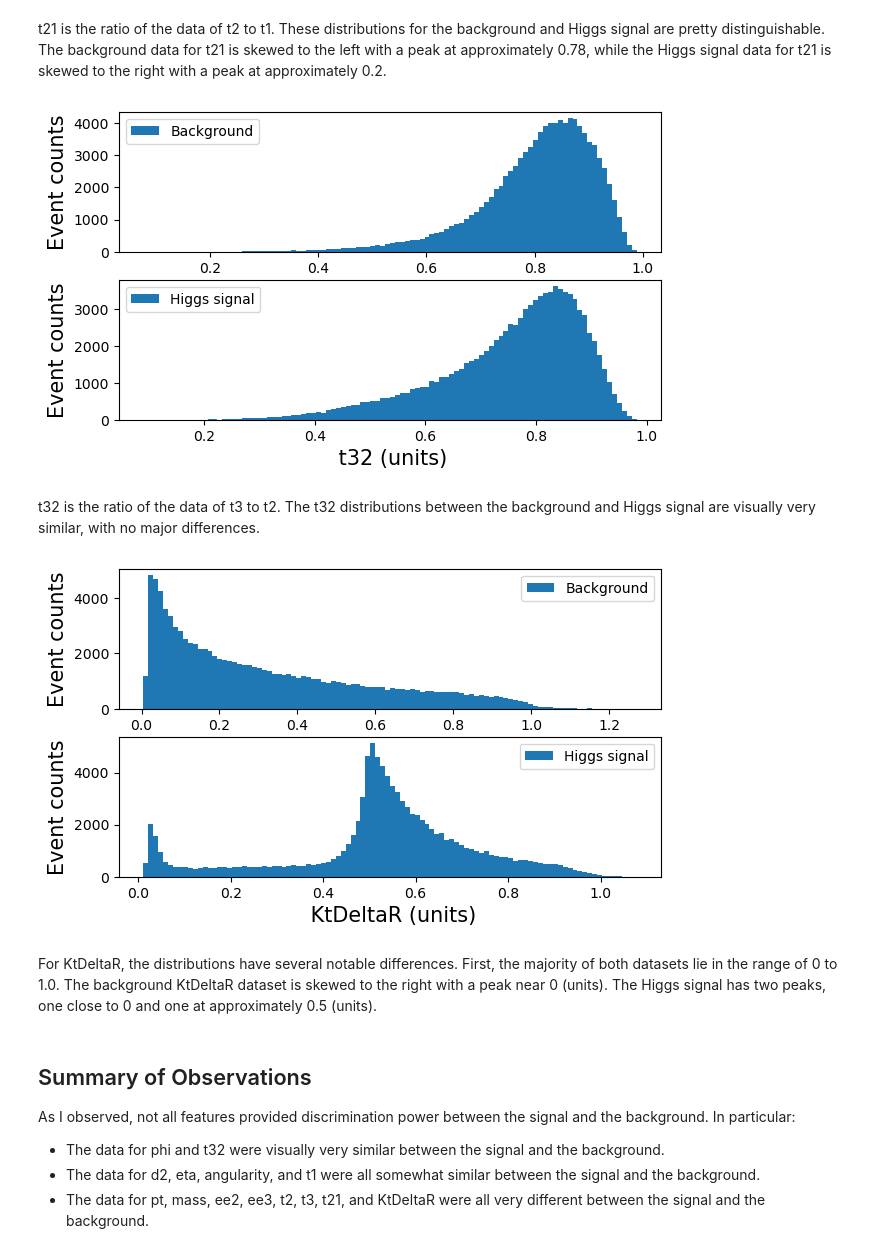
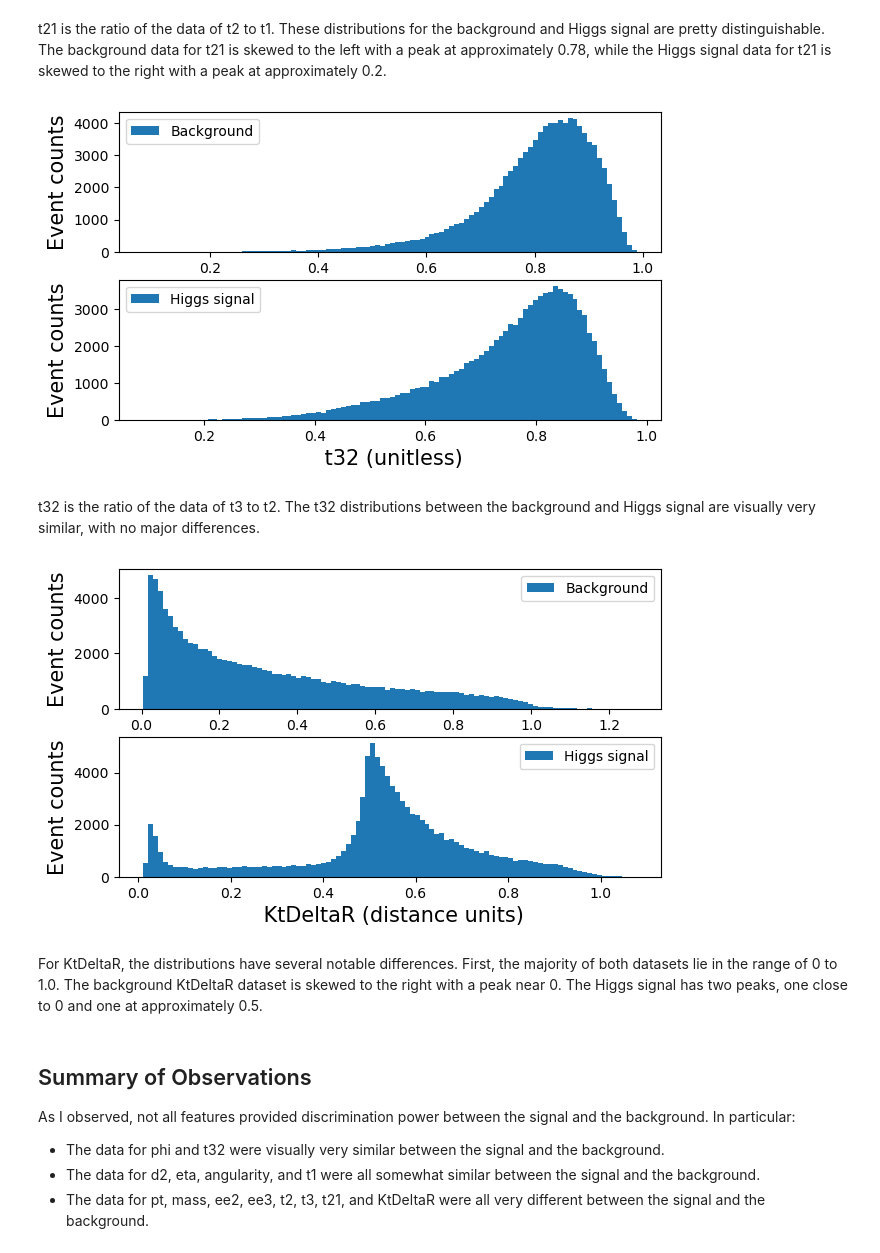
Before and after one commit to jenniv27/phys434, a Jupyter notebook: Labs/Lab5.ipynb, the cells around one changed output. Saved outputs shown, nothing was run; the diff lists cells and outputs as text; code cells hidden in the pictures.

```diff
--- a/Labs/Lab5.ipynb
+++ b/Labs/Lab5.ipynb
@@ -225,17 +222,17 @@ plot_qcd_higgs('t21', 'units')
 # %% [markdown]
 t21 is the ratio of the data of t2 to t1. These distributions for the background and Higgs signal are pretty distinguishable. The background data for t21 is skewed to the left with a peak at approximately 0.78, while the Higgs signal data for t21 is skewed to the right with a peak at approximately 0.2.
 # %%
-plot_qcd_higgs('t32', 'units')
+plot_qcd_higgs('t32', 'unitless')
 # %% [output]
-[figure, old version]
+[figure, new version]
 # %% [markdown]
 t32 is the ratio of the data of t3 to t2. The t32 distributions between the background and Higgs signal are visually very similar, with no major differences.
 # %%
-plot_qcd_higgs('KtDeltaR', 'units')
+plot_qcd_higgs('KtDeltaR', 'distance units')
 # %% [output]
-[figure, old version]
+[figure, new version]
 # %% [markdown]
-For KtDeltaR, the distributions have several notable differences. First, the majority of both datasets lie in the range of 0 to 1.0. The background KtDeltaR dataset is skewed to the right with a peak near 0 (units). The Higgs signal has two peaks, one close to 0 and one at approximately 0.5 (units).
+For KtDeltaR, the distributions have several notable differences. First, the majority of both datasets lie in the range of 0 to 1.0. The background KtDeltaR dataset is skewed to the right with a peak near 0. The Higgs signal has two peaks, one close to 0 and one at approximately 0.5.
 # %% [markdown]
 ## Summary of Observations
 As I observed, not all features provided discrimination power between the signal and the background. In particular:
```
Also changed, not shown: parts of 26 cells of this notebook.
